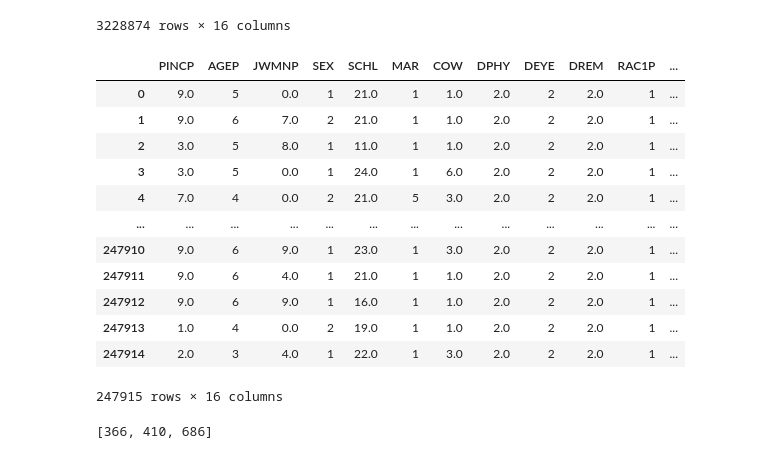
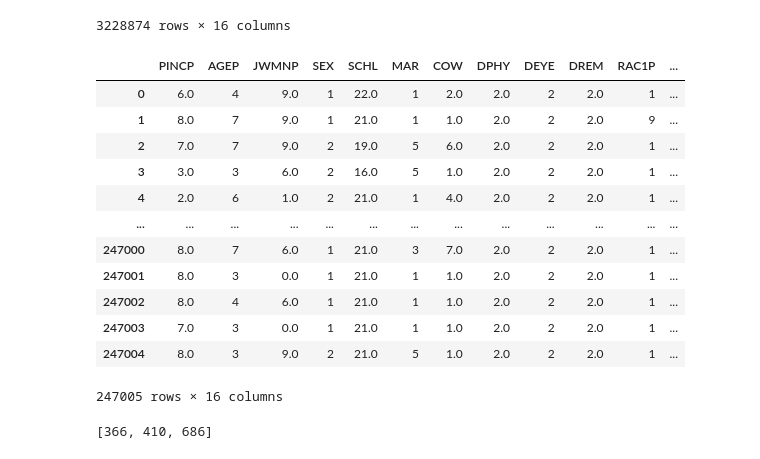
Before and after one commit to zackAemmer/generative_synthesis, a Jupyter notebook: compare_synthetic_populations.ipynb, the cells around one changed output. Saved outputs shown, nothing was run; the diff lists cells and outputs as text; code cells hidden in the pictures.

```diff
--- a/compare_synthetic_populations.ipynb
+++ b/compare_synthetic_populations.ipynb
@@ -79,22 +86,22 @@ Dataset n=3228874 post-cleaning
 | 3257533 | 2 | 3 | 9.0 | 2 | 21.0 | 5 | 3.0 | 2.0 | 2 | 2.0 | 1 | ... |
 3228874 rows × 16 columns
 # %%
-vae_data = pd.read_csv('./data/synthetic_populations/wa_persons_100.csv')[['PINCP','AGEP','JWMNP','SEX','SCHL','MAR','COW','DPHY','DEYE','DREM','RAC1P','HINCP','NP','VEH','BLD','ACCESS']].dropna()
+vae_data = pd.read_csv('./data/synthetic_populations/wa_persons_100000.csv')[['PINCP','AGEP','JWMNP','SEX','SCHL','MAR','COW','DPHY','DEYE','DREM','RAC1P','HINCP','NP','VEH','BLD','ACCESS']].dropna()
 vae_data
 # %% [output]
 |  | PINCP | AGEP | JWMNP | SEX | SCHL | MAR | COW | DPHY | DEYE | DREM | RAC1P | ... |
-| 0 | 9.0 | 5 | 0.0 | 1 | 21.0 | 1 | 1.0 | 2.0 | 2 | 2.0 | 1 | ... |
-| 1 | 9.0 | 6 | 7.0 | 2 | 21.0 | 1 | 1.0 | 2.0 | 2 | 2.0 | 1 | ... |
-| 2 | 3.0 | 5 | 8.0 | 1 | 11.0 | 1 | 1.0 | 2.0 | 2 | 2.0 | 1 | ... |
-| 3 | 3.0 | 5 | 0.0 | 1 | 24.0 | 1 | 6.0 | 2.0 | 2 | 2.0 | 1 | ... |
-| 4 | 7.0 | 4 | 0.0 | 2 | 21.0 | 5 | 3.0 | 2.0 | 2 | 2.0 | 1 | ... |
+| 0 | 6.0 | 4 | 9.0 | 1 | 22.0 | 1 | 2.0 | 2.0 | 2 | 2.0 | 1 | ... |
+| 1 | 8.0 | 7 | 9.0 | 1 | 21.0 | 1 | 1.0 | 2.0 | 2 | 2.0 | 9 | ... |
+| 2 | 7.0 | 7 | 9.0 | 2 | 19.0 | 5 | 6.0 | 2.0 | 2 | 2.0 | 1 | ... |
+| 3 | 3.0 | 3 | 6.0 | 2 | 16.0 | 5 | 1.0 | 2.0 | 2 | 2.0 | 1 | ... |
+| 4 | 2.0 | 6 | 1.0 | 2 | 21.0 | 1 | 4.0 | 2.0 | 2 | 2.0 | 1 | ... |
 | ... | ... | ... | ... | ... | ... | ... | ... | ... | ... | ... | ... | ... |
-| 247910 | 9.0 | 6 | 9.0 | 1 | 23.0 | 1 | 3.0 | 2.0 | 2 | 2.0 | 1 | ... |
-| 247911 | 9.0 | 6 | 4.0 | 1 | 21.0 | 1 | 1.0 | 2.0 | 2 | 2.0 | 1 | ... |
-| 247912 | 9.0 | 6 | 9.0 | 1 | 16.0 | 1 | 1.0 | 2.0 | 2 | 2.0 | 1 | ... |
-| 247913 | 1.0 | 4 | 0.0 | 2 | 19.0 | 1 | 1.0 | 2.0 | 2 | 2.0 | 1 | ... |
-| 247914 | 2.0 | 3 | 4.0 | 1 | 22.0 | 1 | 3.0 | 2.0 | 2 | 2.0 | 1 | ... |
+| 247000 | 8.0 | 7 | 6.0 | 1 | 21.0 | 3 | 7.0 | 2.0 | 2 | 2.0 | 1 | ... |
+| 247001 | 8.0 | 3 | 0.0 | 1 | 21.0 | 1 | 1.0 | 2.0 | 2 | 2.0 | 1 | ... |
+| 247002 | 8.0 | 4 | 6.0 | 1 | 21.0 | 1 | 1.0 | 2.0 | 2 | 2.0 | 1 | ... |
+| 247003 | 7.0 | 3 | 0.0 | 1 | 21.0 | 1 | 1.0 | 2.0 | 2 | 2.0 | 1 | ... |
+| 247004 | 8.0 | 3 | 9.0 | 2 | 21.0 | 5 | 1.0 | 2.0 | 2 | 2.0 | 1 | ... |
-247915 rows × 16 columns
+247005 rows × 16 columns
 # %%
 # Time Tests
 num_variables = [4,8,16]
```
Also changed, not shown: parts of 12 cells of this notebook, 3 other files.
